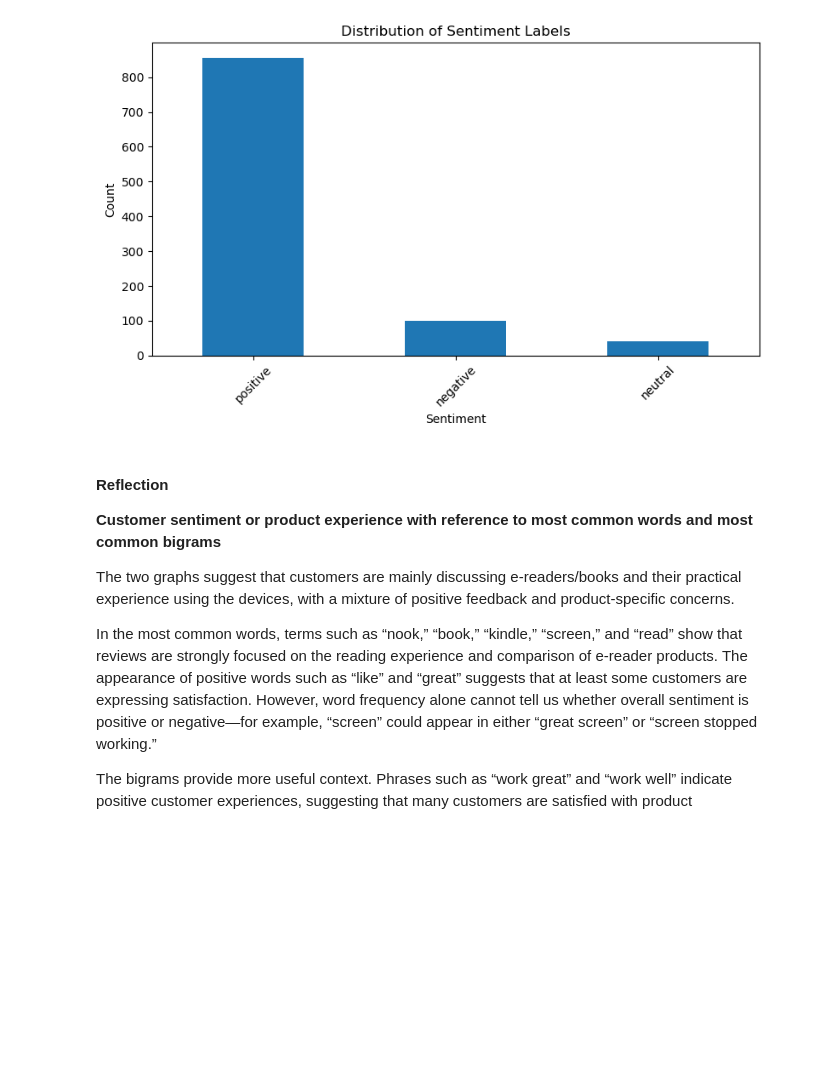
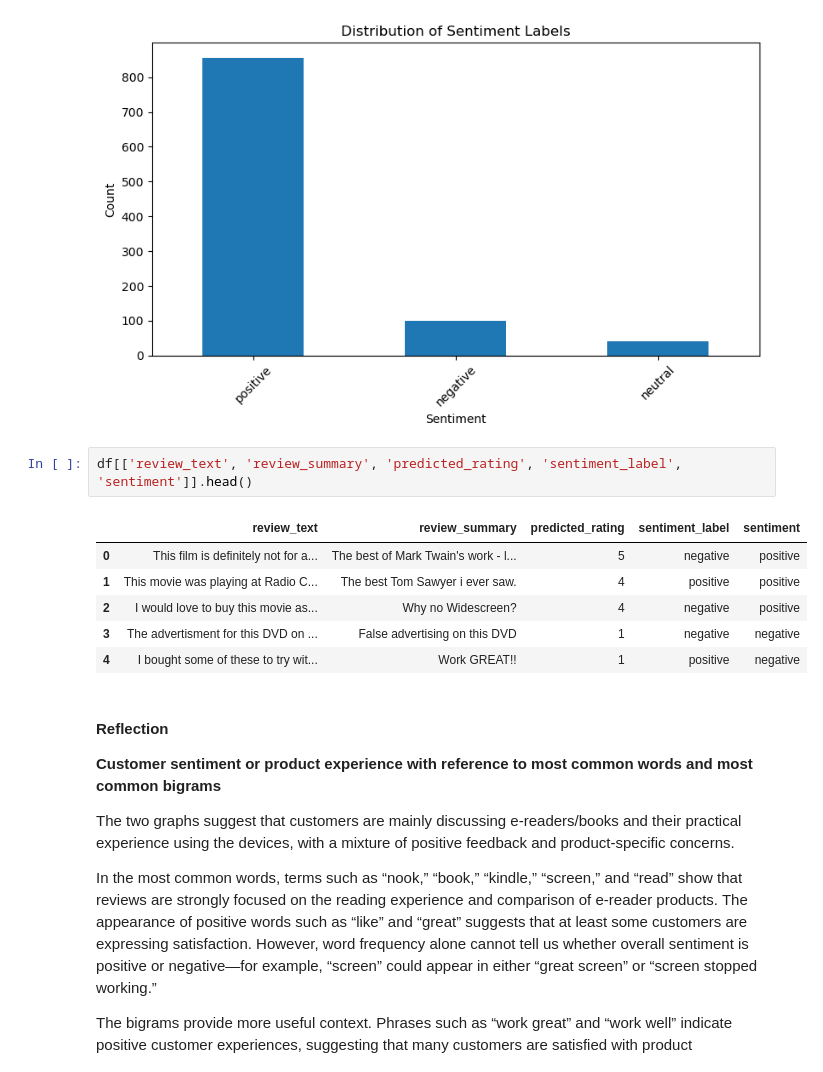
Before and after one commit to nyagayamonica/SummativeLab_AnalyticsFirmClients, a Jupyter notebook: C09_M08.ipynb, the cells around one changed output. Cells and saved outputs as stored; diff of their text form; blank space fills up the shorter version.

```diff
--- a/C09_M08.ipynb
+++ b/C09_M08.ipynb
@@ -306,6 +314,15 @@ plt.tight_layout()
 plt.show()
 # %% [output]
 [figure]
+# %%
+df[['review_text', 'review_summary', 'predicted_rating', 'sentiment_label', 'sentiment']].head()
+# %% [output]
+|  | review_text | review_summary | predicted_rating | sentiment_label | sentiment |
+| 0 | This film is definitely not for a... | The best of Mark Twain's work - l... | 5 | negative | positive |
+| 1 | This movie was playing at Radio C... | The best Tom Sawyer i ever saw. | 4 | positive | positive |
+| 2 | I would love to buy this movie as... | Why no Widescreen? | 4 | negative | positive |
+| 3 | The advertisment for this DVD on ... | False advertising on this DVD | 1 | negative | negative |
+| 4 | I bought some of these to try wit... | Work GREAT!! | 1 | positive | negative |
 # %% [markdown]
 #### Reflection
 
```
Also changed, not shown: parts of 3 cells of this notebook, 1 other file.
